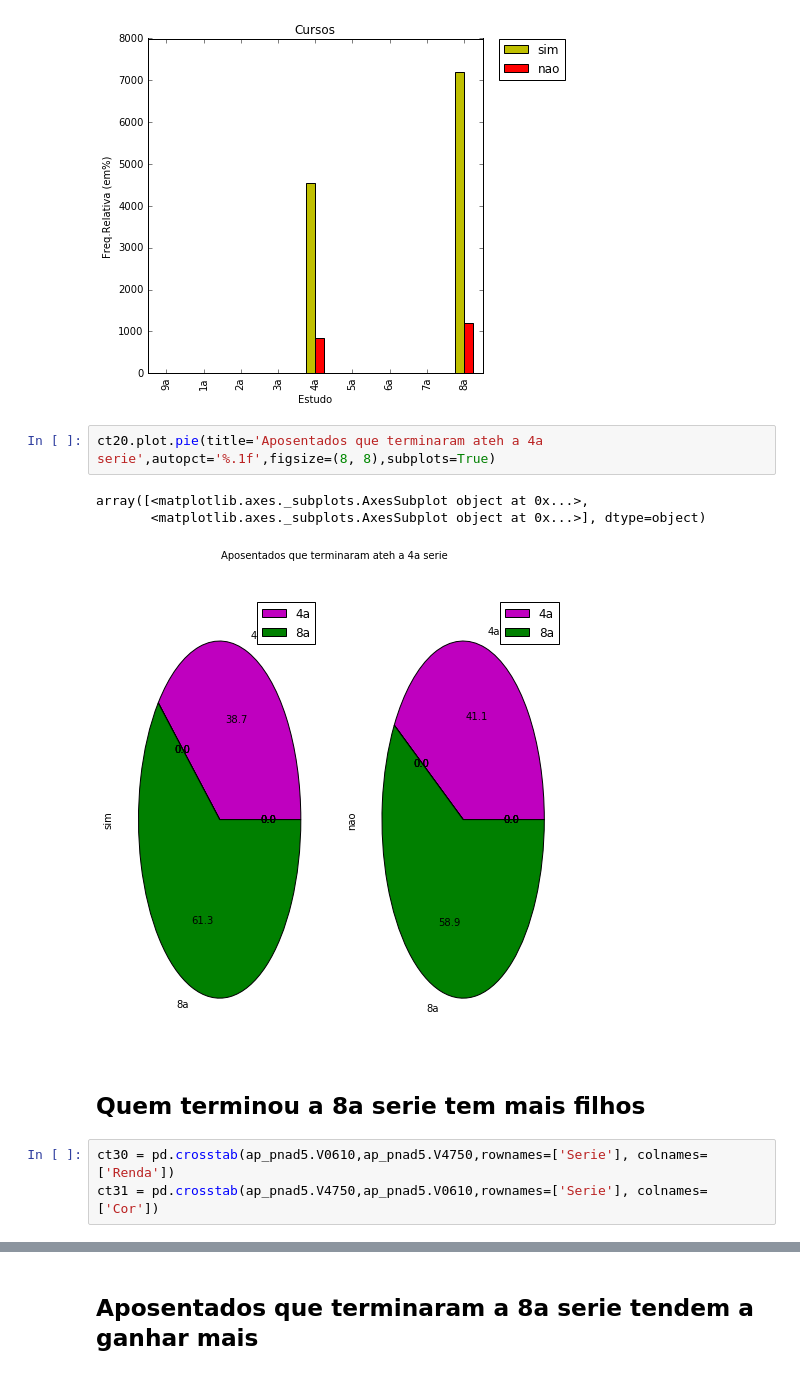
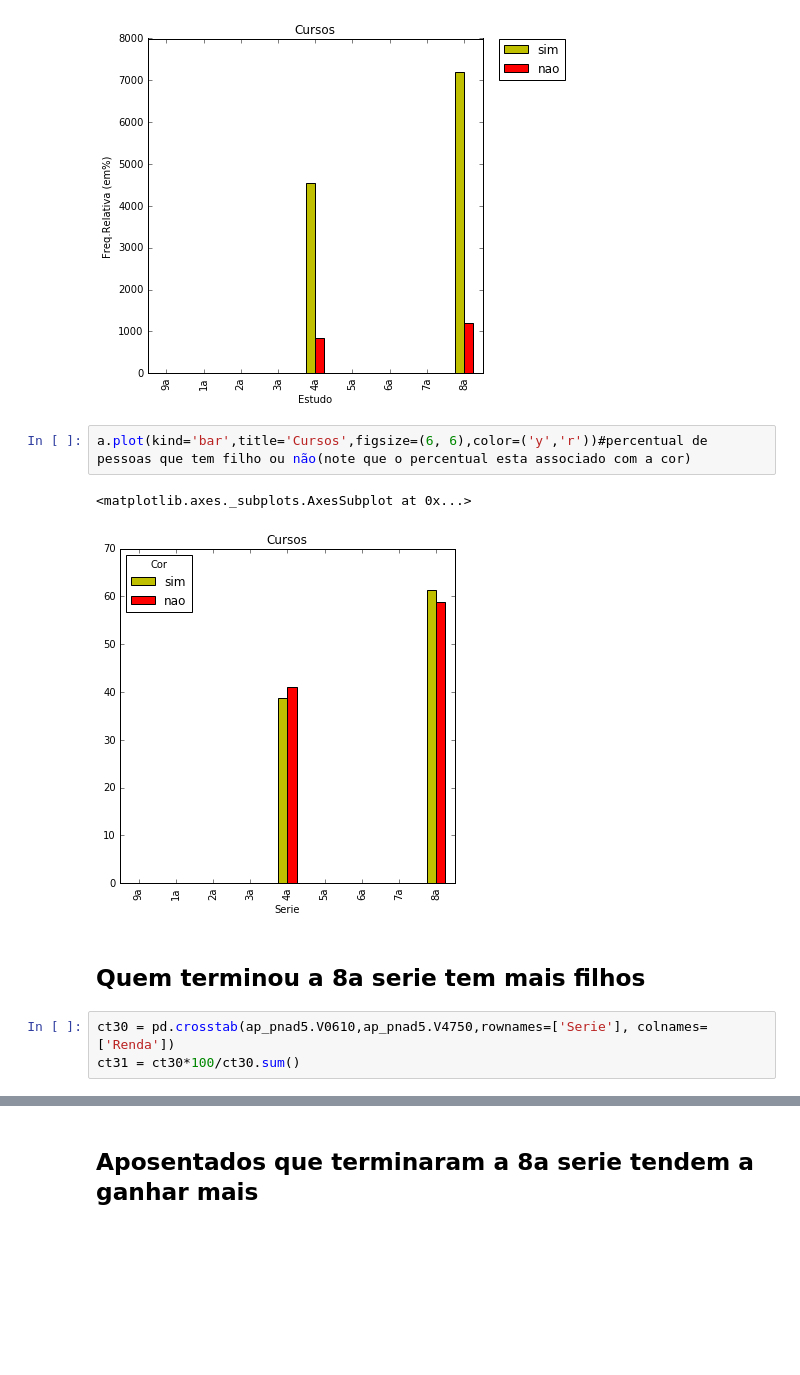
Before and after one commit to mafe2233/CD, a Jupyter notebook: Projeto1/Projeto1 Layout.ipynb, the cells around one changed output, grey strips where cells are left out. Cells and saved outputs as stored; diff of their text form; blank space fills up the shorter version.

```diff
--- a/Projeto1/Projeto1 Layout.ipynb
+++ b/Projeto1/Projeto1 Layout.ipynb
@@ -240,15 +233,14 @@ plt.legend(bbox_to_anchor=(1.05, 1), loc=2, borderaxespad=0.)
 # %% [output]
 <matplotlib.legend.Legend at 0x...>
 [figure]
-# %%
-ct20.plot.pie(title='Aposentados que terminaram ateh a 4a serie',autopct='%.1f',figsize=(8, 8),subplots=True)
-# %% [output]
-array([<matplotlib.axes._subplots.AxesSubplot object at 0x...>,
-       <matplotlib.axes._subplots.AxesSubplot object at 0x...>], dtype=object)
-[figure, removed]
+# %%
+a.plot(kind='bar',title='Cursos',figsize=(6, 6),color=('y','r'))#percentual de pessoas que tem filho ou não(note que o percentual esta associado com a cor)
+# %% [output]
+<matplotlib.axes._subplots.AxesSubplot at 0x...>
+[figure, added]
 # %% [markdown]
 ## Quem terminou a 8a serie tem mais filhos
 # %%
 ct30 = pd.crosstab(ap_pnad5.V0610,ap_pnad5.V4750,rownames=['Serie'], colnames=['Renda'])
-ct31 = pd.crosstab(ap_pnad5.V4750,ap_pnad5.V0610,rownames=['Serie'], colnames=['Cor'])
+ct31 = ct30*100/ct30.sum()
 # %%
```
Also changed, not shown: parts of 8 cells of this notebook.
